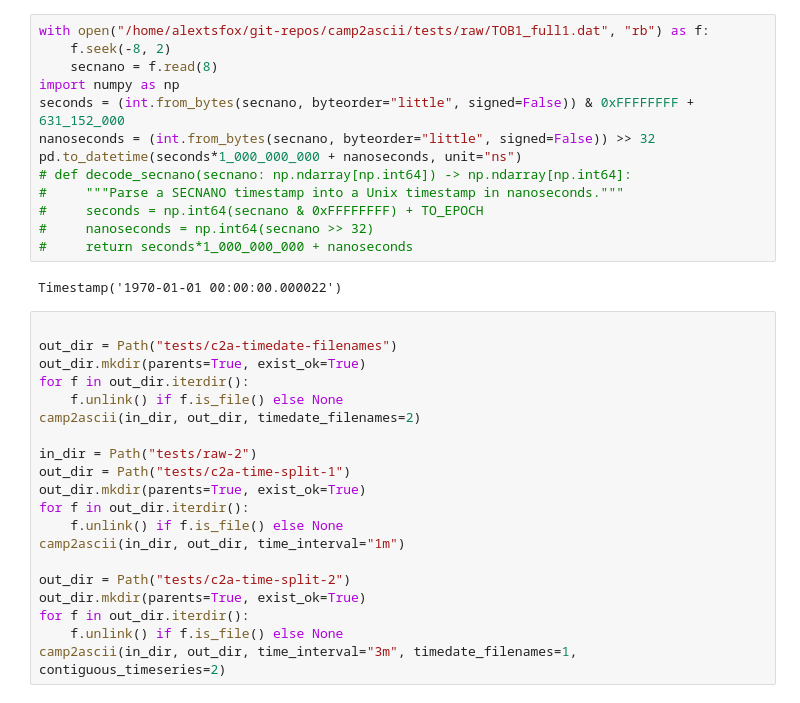
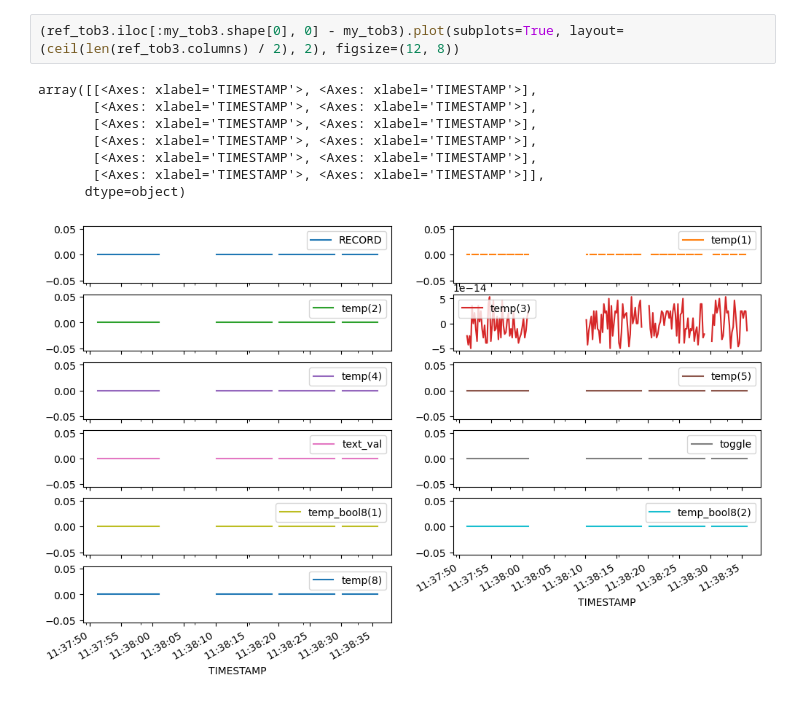
Before and after one commit to alextsfox/camp2ascii, a Jupyter notebook: test.ipynb, the cells around one changed output. Drawn from its saved outputs; the diff is of its cells as text.

```diff
--- a/test.ipynb
+++ b/test.ipynb
@@ -45,35 +129,11 @@ array([<Axes: xlabel='TIMESTAMP'>, <Axes: xlabel='TIMESTAMP'>,
 # %%
-with open("/home/alextsfox/git-repos/camp2ascii/tests/raw/TOB1_full1.dat", "rb") as f:
-    f.seek(-8, 2)
-    secnano = f.read(8)
-import numpy as np
-seconds = (int.from_bytes(secnano, byteorder="little", signed=False)) & 0xFFFFFFFF + 631_152_000
-nanoseconds = (int.from_bytes(secnano, byteorder="little", signed=False)) >> 32
-pd.to_datetime(seconds*1_000_000_000 + nanoseconds, unit="ns")
-# def decode_secnano(secnano: np.ndarray[np.int64]) -> np.ndarray[np.int64]:
-#     """Parse a SECNANO timestamp into a Unix timestamp in nanoseconds."""
-#     seconds = np.int64(secnano & 0xFFFFFFFF) + TO_EPOCH
-#     nanoseconds = np.int64(secnano >> 32)
-#     return seconds*1_000_000_000 + nanoseconds
+(ref_tob3.iloc[:my_tob3.shape[0], 0] - my_tob3).plot(subplots=True, layout=(ceil(len(ref_tob3.columns) / 2), 2), figsize=(12, 8))
 # %% [output]
-Timestamp('1970-01-01 00:00:00.000022')
+array([[<Axes: xlabel='TIMESTAMP'>, <Axes: xlabel='TIMESTAMP'>],
+       [<Axes: xlabel='TIMESTAMP'>, <Axes: xlabel='TIMESTAMP'>],
+       [<Axes: xlabel='TIMESTAMP'>, <Axes: xlabel='TIMESTAMP'>],
+       [<Axes: xlabel='TIMESTAMP'>, <Axes: xlabel='TIMESTAMP'>],
+       [<Axes: xlabel='TIMESTAMP'>, <Axes: xlabel='TIMESTAMP'>],
+       [<Axes: xlabel='TIMESTAMP'>, <Axes: xlabel='TIMESTAMP'>]],
+      dtype=object)
+[figure, added]
-# %%
-
-out_dir = Path("tests/c2a-timedate-filenames")
-out_dir.mkdir(parents=True, exist_ok=True)
-for f in out_dir.iterdir():
-    f.unlink() if f.is_file() else None
-camp2ascii(in_dir, out_dir, timedate_filenames=2)
-
-in_dir = Path("tests/raw-2")
-out_dir = Path("tests/c2a-time-split-1")
-out_dir.mkdir(parents=True, exist_ok=True)
-for f in out_dir.iterdir():
-    f.unlink() if f.is_file() else None
-camp2ascii(in_dir, out_dir, time_interval="1m")
-
-out_dir = Path("tests/c2a-time-split-2")
-out_dir.mkdir(parents=True, exist_ok=True)
-for f in out_dir.iterdir():
-    f.unlink() if f.is_file() else None
-camp2ascii(in_dir, out_dir, time_interval="3m", timedate_filenames=1, contiguous_timeseries=2)
```
Also changed, not shown: parts of 5 cells of this notebook, 7 other files.
